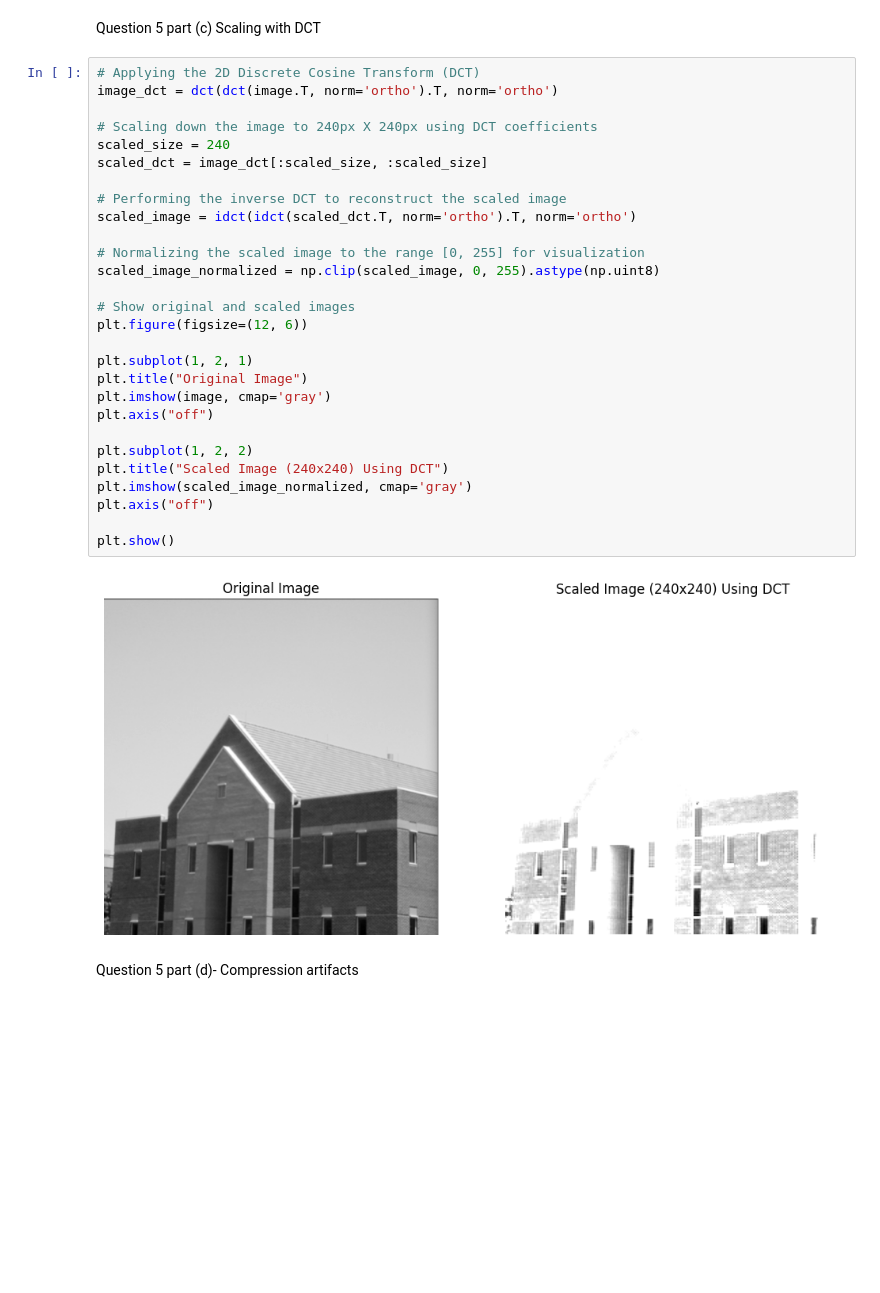
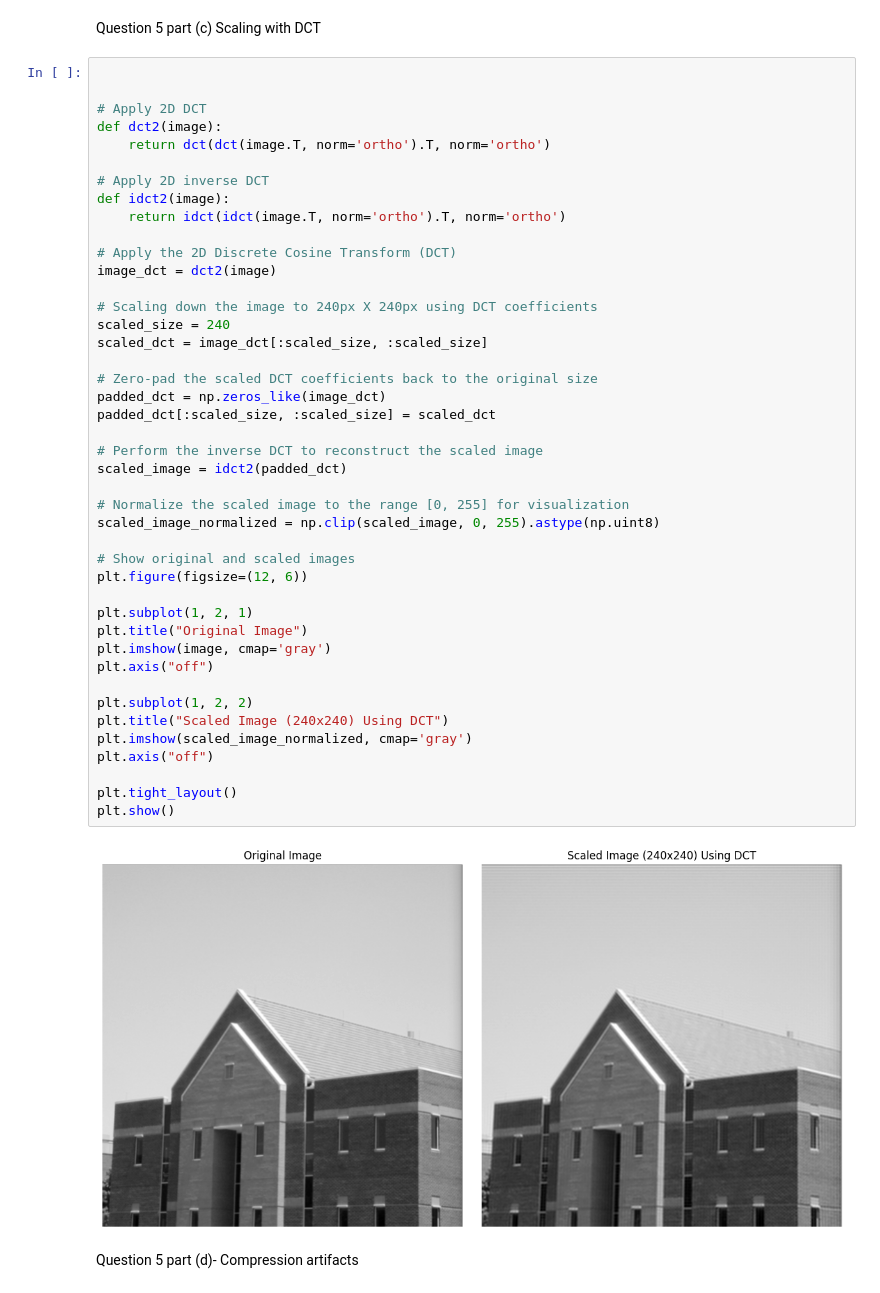
Before and after one commit to Thusharkanth/Maths_cw_2nd_Year, a Jupyter notebook: CW/Maths_CW.ipynb, the cells around one changed output. Saved outputs shown, nothing was run; the diff lists cells and outputs as text; blank space fills up the shorter version.

```diff
--- a/CW/Maths_CW.ipynb
+++ b/CW/Maths_CW.ipynb
@@ -349,35 +374,50 @@ plt.show()
 # %% [markdown]
 Question 5 part (c) Scaling with DCT
 # %%
-# Applying the 2D Discrete Cosine Transform (DCT)
-image_dct = dct(dct(image.T, norm='ortho').T, norm='ortho')
+
+
+# Apply 2D DCT
+def dct2(image):
+    return dct(dct(image.T, norm='ortho').T, norm='ortho')
+
+# Apply 2D inverse DCT
+def idct2(image):
+    return idct(idct(image.T, norm='ortho').T, norm='ortho')
+
+# Apply the 2D Discrete Cosine Transform (DCT)
+image_dct = dct2(image)
 
 # Scaling down the image to 240px X 240px using DCT coefficients
 scaled_size = 240
 scaled_dct = image_dct[:scaled_size, :scaled_size]
 
-# Performing the inverse DCT to reconstruct the scaled image
-scaled_image = idct(idct(scaled_dct.T, norm='ortho').T, norm='ortho')
+# Zero-pad the scaled DCT coefficients back to the original size
+padded_dct = np.zeros_like(image_dct)
+padded_dct[:scaled_size, :scaled_size] = scaled_dct
 
-# Normalizing the scaled image to the range [0, 255] for visualization
+# Perform the inverse DCT to reconstruct the scaled image
+scaled_image = idct2(padded_dct)
+
+# Normalize the scaled image to the range [0, 255] for visualization
 scaled_image_normalized = np.clip(scaled_image, 0, 255).astype(np.uint8)
 
 # Show original and scaled images
 plt.figure(figsize=(12, 6))
 
 plt.subplot(1, 2, 1)
 plt.title("Original Image")
 plt.imshow(image, cmap='gray')
 plt.axis("off")
 
 plt.subplot(1, 2, 2)
 plt.title("Scaled Image (240x240) Using DCT")
 plt.imshow(scaled_image_normalized, cmap='gray')
 plt.axis("off")
 
+plt.tight_layout()
 plt.show()
 # %% [output]
-[figure, old version]
+[figure, new version]
 # %% [markdown]
 Question 5 part (d)-  Compression artifacts
 # %%
```
Also changed, not shown: parts of 3 cells of this notebook.
